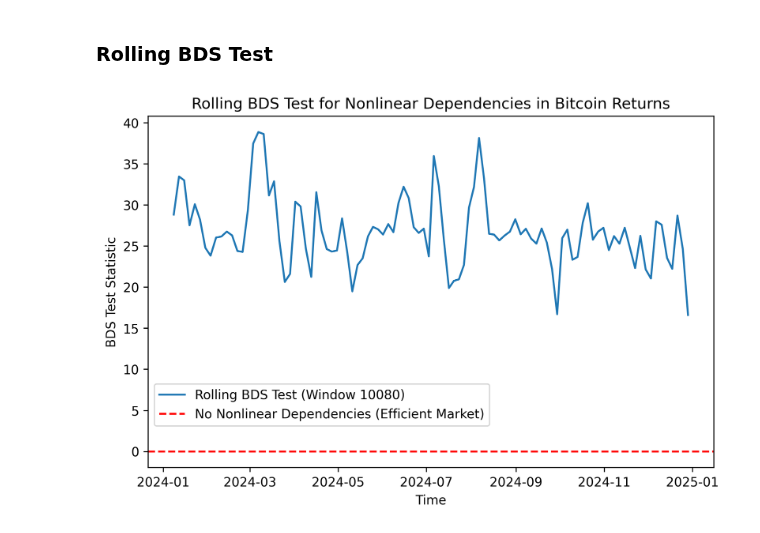
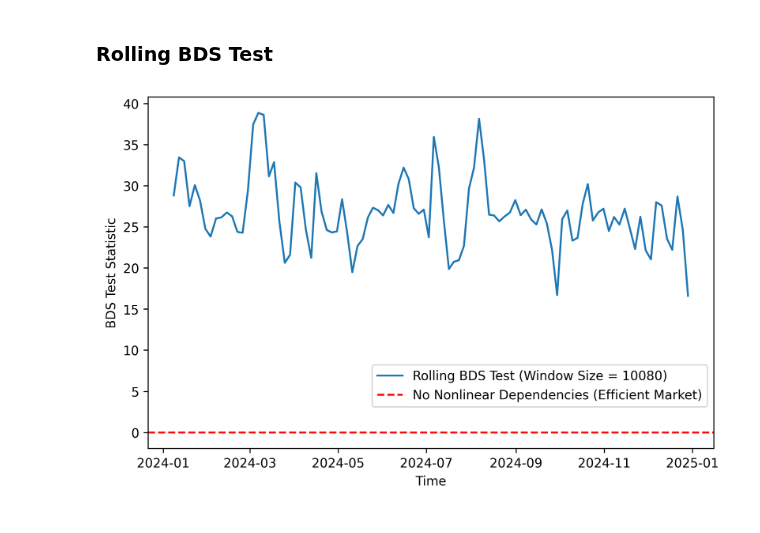
Before and after one commit to alexzheng123/EC331-project, a Jupyter notebook: EMH/Code/Tests.ipynb, the cells around one changed output. Drawn from its saved outputs; the diff is of its cells as text; code cells hidden in the pictures.

```diff
--- a/EMH/Code/Tests.ipynb
+++ b/EMH/Code/Tests.ipynb
@@ -305,15 +305,15 @@ bds_df = pd.DataFrame({'Time': time_index, 'BDS_Stat': bds_rolling}).set_index('
 # %%
 # Plot Rolling BDS Test
 plt.figure(figsize=(8, 5))
-plt.plot(bds_df.index, bds_df['BDS_Stat'], label=f'Rolling BDS Test (Window {window_size})')
+plt.plot(bds_df.index, bds_df['BDS_Stat'], label=f'Rolling BDS Test (Window Size = {window_size})')
 plt.axhline(0, color='red', linestyle='--', label='No Nonlinear Dependencies (Efficient Market)')
 plt.xlabel('Time')
 plt.ylabel('BDS Test Statistic')
-plt.title('Rolling BDS Test for Nonlinear Dependencies in Bitcoin Returns')
-plt.legend(loc='lower left', bbox_to_anchor=(0, 0.1))  # Adjust bbox_to_anchor for positioning
+# plt.title('Rolling BDS Test for Nonlinear Dependencies in Bitcoin Returns')
+plt.legend(loc='lower right', bbox_to_anchor=(1, 0.1))
 plt.show()
 # %% [output]
-[figure, old version]
+[figure, new version]
 # %%
 # Findings:
 # 1. BDS Test Statistic is Consistently High (Far Above 0) -> ranges between ~15 and ~40
```
Also changed, not shown: parts of 1 cell of this notebook, 9 other files.
